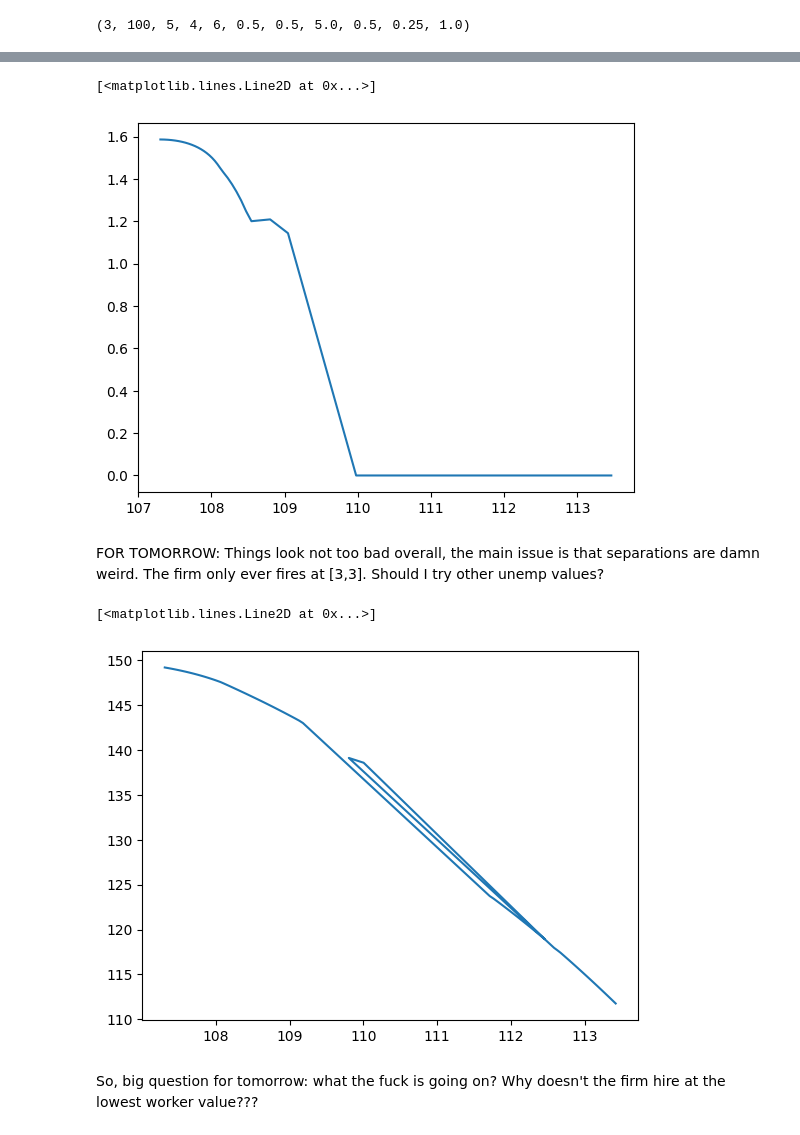
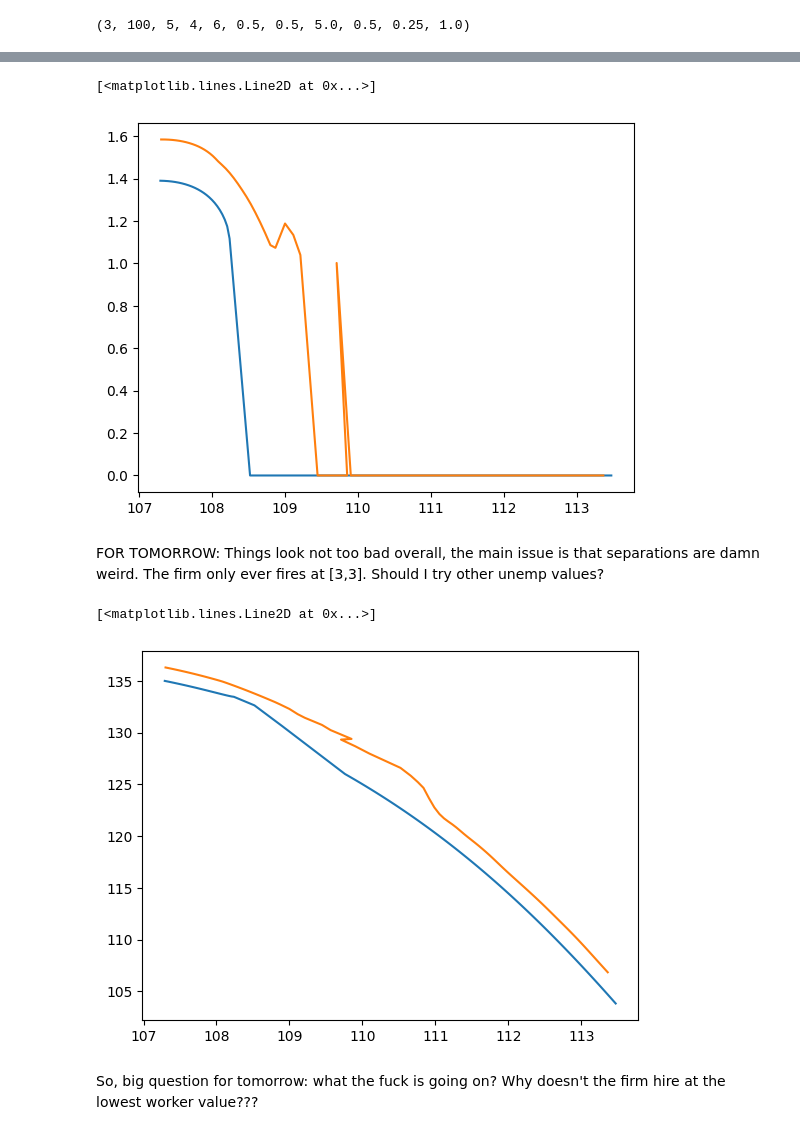
Before and after one commit to zalandru/Dynamic-Contracting-Multi-worker-Firm, a Jupyter notebook: Multiworker_wage_2steps/Initiating MWF.ipynb, the cells around one changed output, grey strips where cells are left out. Drawn from its saved outputs; the diff is of its cells as text; code cells hidden in the pictures.

```diff
--- a/Multiworker_wage_2steps/Initiating MWF.ipynb
+++ b/Multiworker_wage_2steps/Initiating MWF.ipynb
@@ -88,7 +88,7 @@ else:
     mwc_Rho_s_J = results['J']
     mwc_Rho_s_W = results['W']
 
-(mwc_Rho_s_J,mwc_Rho_s_W,mwc_Rho_s_Rho,mwc_Rho_s_Wstar,mwc_Rho_s_sep,mwc_Rho_s_n0,mwc_Rho_s_n1)=mwc_Rho.J_sep_dir()
+(mwc_Rho_s_J,mwc_Rho_s_W,mwc_Rho_s_Rho,mwc_Rho_s_Wstar,mwc_Rho_s_sep,mwc_Rho_s_n0,mwc_Rho_s_n1)=mwc_Rho.J_sep_dir(mwc_Rho_J,mwc_Rho_W)
 
 objects['mwc_Rho_s_J'] = mwc_Rho_s_J
 objects['mwc_Rho_s_W'] = mwc_Rho_s_W
@@ -123,7 +122,7 @@ s=1
 #plt.plot(mwc_W[p.z_0,0,1,:,1],mwc_n0[p.z_0,0,1,:])
 #plt.plot(mwc_W[p.z_0-1,1,1,:,1],mwc_n0[p.z_0-1,1,1,:])
 #plt.plot(mwc_Rho_W[p.z_0,0,0,:,5,1],mwc_Rho_n0[p.z_0,0,0,:,5])
-#plt.plot(mwc_Rho_W[prod,j,s,:,0,1],mwc_Rho_n0[prod,j,s,:,0])
+plt.plot(mwc_Rho_W[prod,j,s,:,0,1],mwc_Rho_n0[prod,j,s,:,0])
 plt.plot(mwc_Rho_s_W[prod,j,s,:,0,1],mwc_Rho_s_n0[prod,j,s,:,0])
 
 
@@ -132,25 +131,25 @@ plt.plot(mwc_Rho_s_W[prod,j,s,:,0,1],mwc_Rho_s_n0[prod,j,s,:,0])
 #Also no hiring at 1 junior, but hiring at 1 senior???
 # %% [output]
 [<matplotlib.lines.Line2D at 0x...>]
-[figure, old version]
+[figure, new version]
 # %% [markdown]
 FOR TOMORROW: Things look not too bad overall, the main issue is that separations are damn weird. The firm only ever fires at [3,3]. Should I try other unemp values?
 # %%
 prod = p.z_0-0
-j=2
+j=0
 s=1
 #plt.plot(mwc_W[p.z_0,j,s,:,1],mwc_J[p.z_0,j,s,:])
 #plt.plot(mwc_hmq_W[p.z_0,j,s,:,0,1],mwc_hmq_J[p.z_0,j,s,:,0]-mwc_hmq_J[p.z_0,j-1,s,:,0])
 #plt.plot(mwc_Rho_W[p.z_0,j,s,:,0,1],mwc_Rho_J[p.z_0,j,s,:,0]-mwc_Rho_J[p.z_0,j-1,s,:,0])
-#plt.plot(mwc_Rho_W[prod,j,s,:,0,1],mwc_Rho_J[prod,j,s,:,0])
+plt.plot(mwc_Rho_W[prod,j,s,:,0,1],mwc_Rho_J[prod,j,s,:,0])
 plt.plot(mwc_Rho_s_W[prod,j,s,:,0,1],mwc_Rho_s_J[prod,j,s,:,0])
 
 #plt.plot(mwc_Rho.w_grid,mwc_Rho_J[prod,j,s,:,0])
 #plt.plot(mwc_hmq_W[prod,j,s,:,0,1],mwc_hmq_J[prod,j,s,:,0])
 #plt.plot(mwc_Rho_W[p.z_0,j,s,:,0,1],mwc_Rho_n1[p.z_0,j,s,:,0])
 # %% [output]
 [<matplotlib.lines.Line2D at 0x...>]
-[figure, old version]
+[figure, new version]
 # %%
 from Multiworker_Contract_all import MultiworkerContract
 K=2 #number of tenure levels
```
Also changed, not shown: parts of 3 cells of this notebook, 3 other files.
